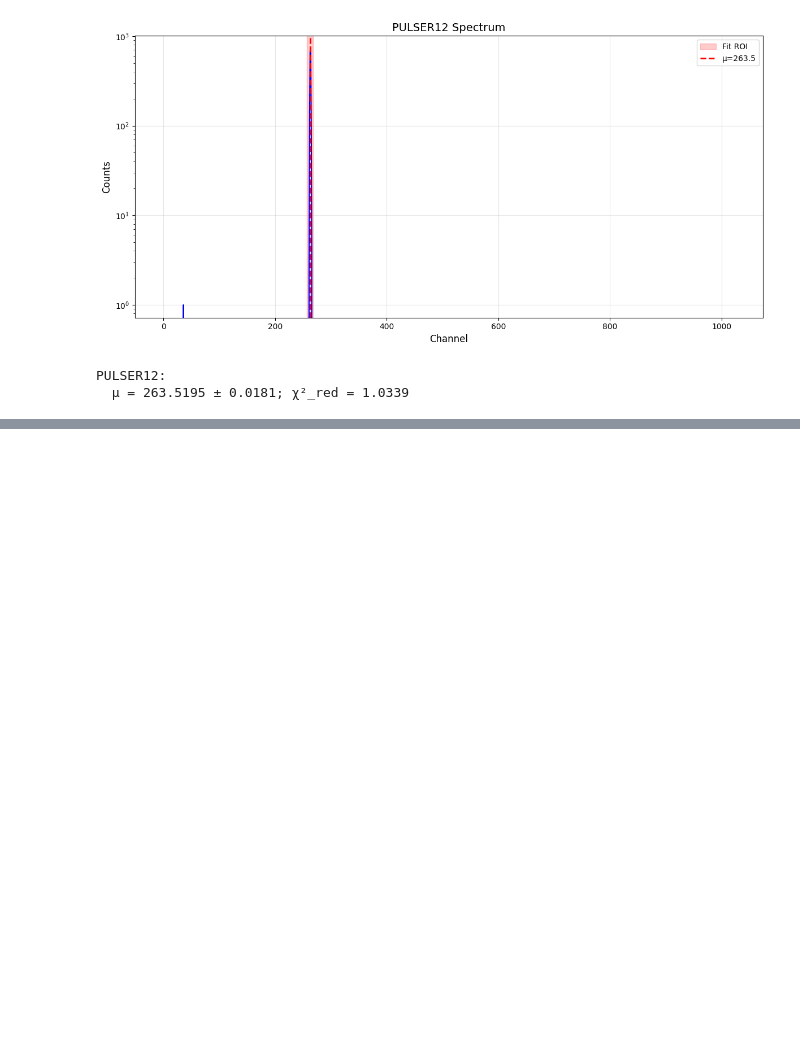
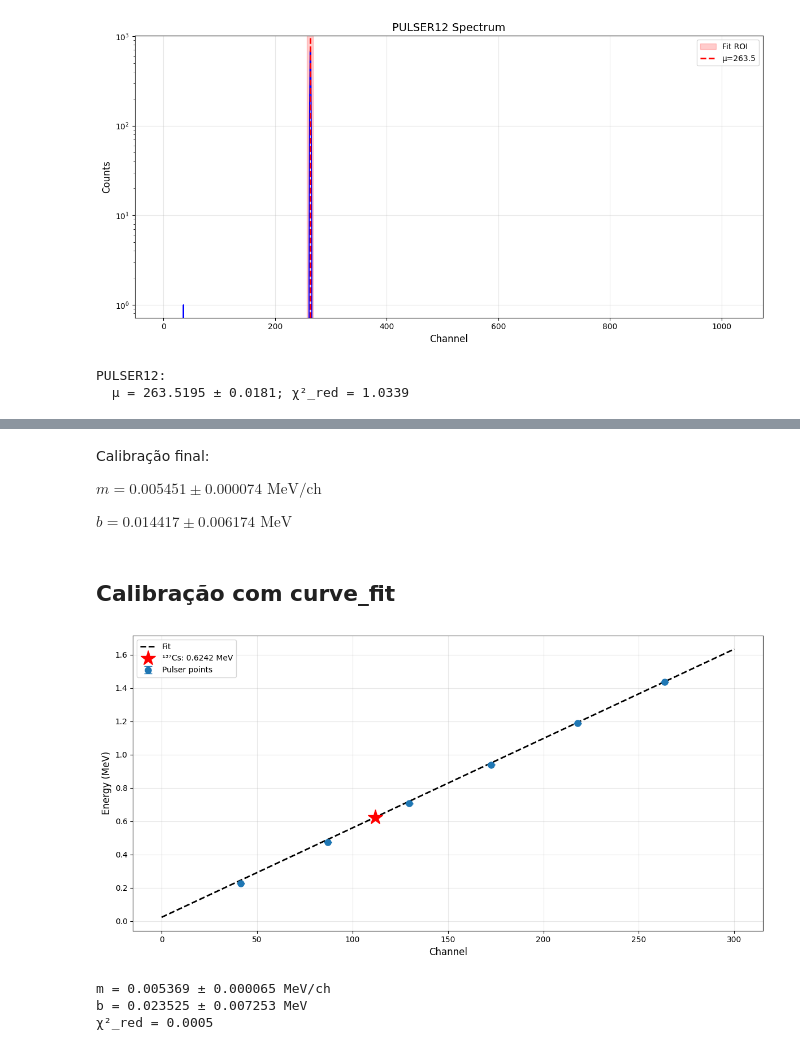
Before and after one commit to David-Amarante/LFEA, a Jupyter notebook: 01_calibracao.ipynb, the cells around one changed output, grey strips where cells are left out. Cells and saved outputs as stored; diff of their text form; code cells hidden in the pictures; blank space fills up the shorter version.

```diff
--- a/01_calibracao.ipynb
+++ b/01_calibracao.ipynb
@@ -269,0 +361,46 @@ PULSER12:
+# %% [markdown]
+Calibração final:
+
+$m = 0.005451 \pm 0.000074 \text{ MeV/ch}$
+
+$b = 0.014417 \pm 0.006174 \text{ MeV}$
+# %% [markdown]
+## Calibração com curve_fit
+# %%
+channels_calib = np.concatenate([pulser_C, [cs_conv_mu]])
+energies_calib = np.concatenate([pulser_energies_calib, [cs_conv_ene]])
+energies_calib_sigma = np.concatenate([pulser_C_sigma * m, [0.000001]])
+
+popt_calib, pcov_calib = optimize.curve_fit(linear, channels_calib, energies_calib, sigma=energies_calib_sigma)
+perr_calib = np.sqrt(np.diag(pcov_calib))
+
+m_calib = popt_calib[0]
+b_calib = popt_calib[1]
+m_calib_sigma = perr_calib[0]
+b_calib_sigma = perr_calib[1]
+
+energies_fit = linear(channels_calib, *popt_calib)
+chi2_calib = compute_chi2(energies_calib, energies_fit, dof=len(channels_calib) - 2)
+
+channels_plot = np.linspace(0, 300, 200)
+energy_plot = linear(channels_plot, *popt_calib)
+
+fig, ax = plt.subplots(figsize=(12, 6))
+ax.plot(channels_plot, energy_plot, 'k--', linewidth=2, label='Fit')
+ax.errorbar(pulser_C, pulser_energies_calib, yerr=pulser_C_sigma * m, fmt='o', markersize=8, capsize=5, elinewidth=2, label='Pulser points')
+ax.plot(cs_conv_mu, cs_conv_ene, 'r*', markersize=20, label=f'¹³⁷Cs: {cs_conv_ene:.4f} MeV')
+ax.set_xlabel('Channel', fontsize=12)
+ax.set_ylabel('Energy (MeV)', fontsize=12)
+ax.legend()
+ax.grid(True, alpha=0.3)
+plt.tight_layout()
+plt.show()
+
+print(f"m = {m_calib:.6f} ± {m_calib_sigma:.6f} MeV/ch")
+print(f"b = {b_calib:.6f} ± {b_calib_sigma:.6f} MeV")
+print(f"χ²_red = {chi2_calib:.4f}")
+# %% [output]
+[figure, added]
+m = 0.005369 ± 0.000065 MeV/ch
+b = 0.023525 ± 0.007253 MeV
+χ²_red = 0.0005
```
Also changed, not shown: parts of 6 cells of this notebook.
